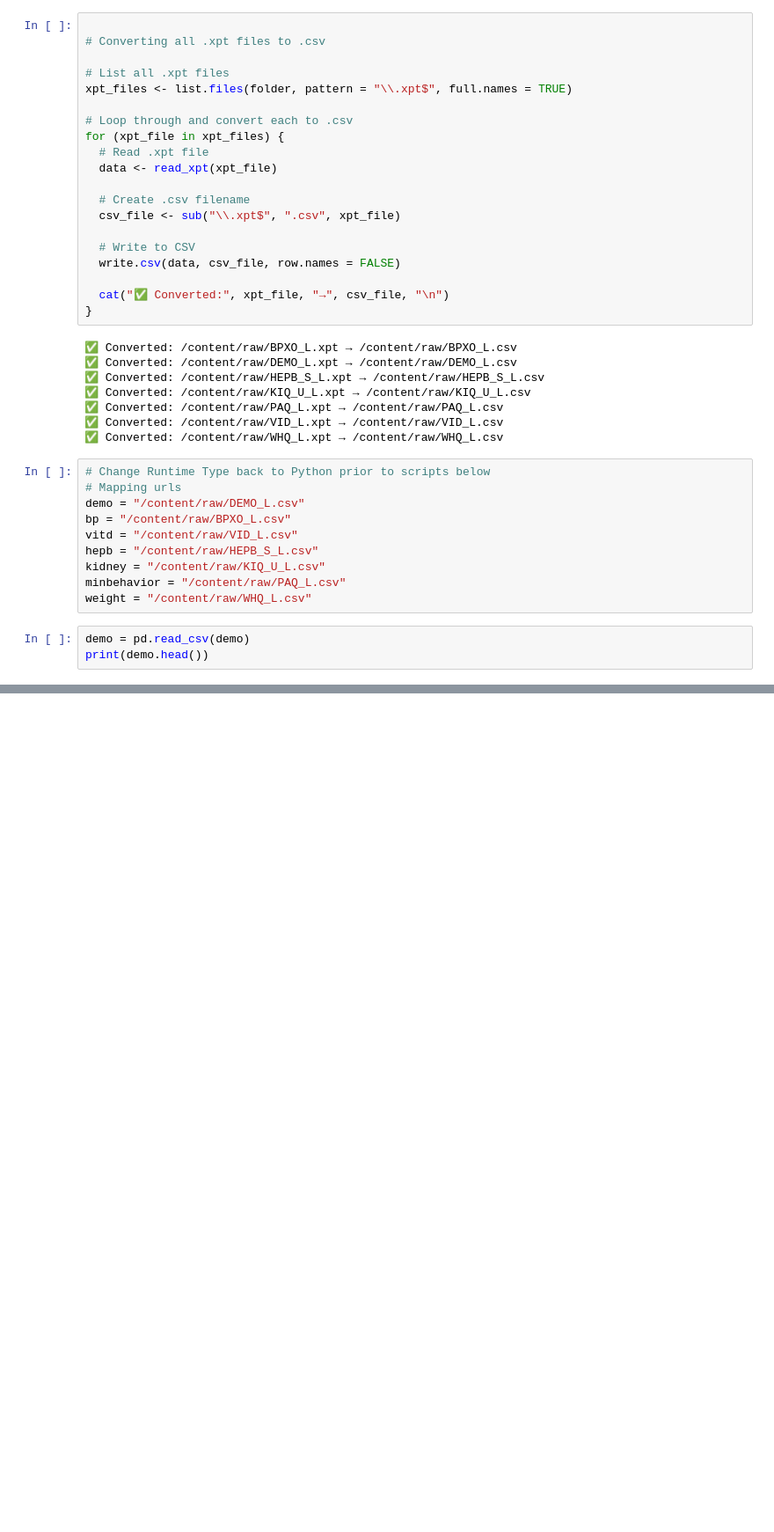
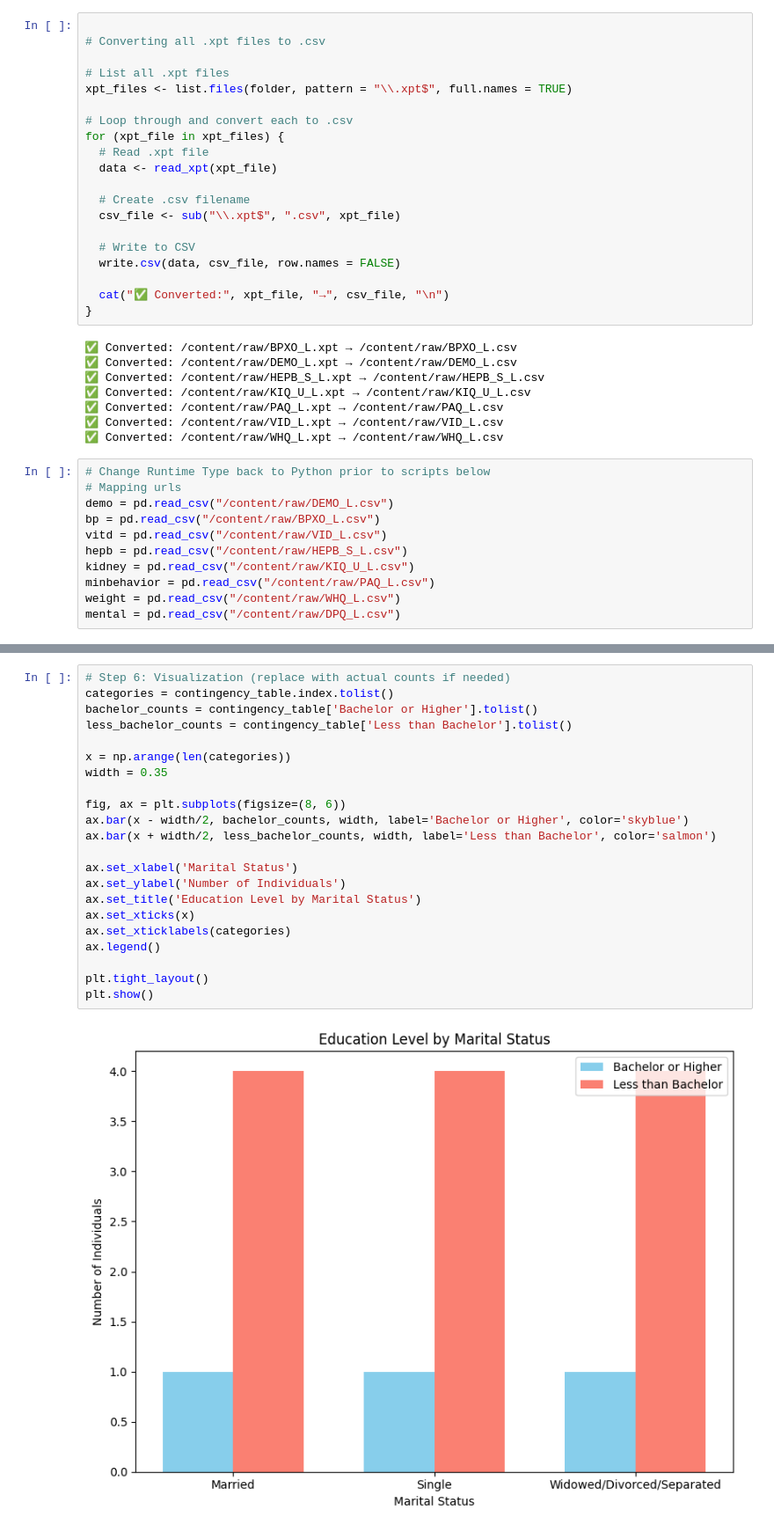
Before and after one commit to paulquimbo/nhanes_inferential_2021_23, a Jupyter notebook: nhanes_inferential.ipynb, the cells around one changed output, grey strips where cells are left out. Shown at 88% size. Drawn from its saved outputs; the diff is of its cells as text; blank space fills up the shorter version.

```diff
--- a/nhanes_inferential.ipynb
+++ b/nhanes_inferential.ipynb
@@ -91,13 +111,11 @@ for (xpt_file in xpt_files) {
 # %%
 # Change Runtime Type back to Python prior to scripts below
 # Mapping urls
-demo = "/content/raw/DEMO_L.csv"
-bp = "/content/raw/BPXO_L.csv"
-vitd = "/content/raw/VID_L.csv"
-hepb = "/content/raw/HEPB_S_L.csv"
-kidney = "/content/raw/KIQ_U_L.csv"
-minbehavior = "/content/raw/PAQ_L.csv"
-weight = "/content/raw/WHQ_L.csv"
+demo = pd.read_csv("/content/raw/DEMO_L.csv")
+bp = pd.read_csv("/content/raw/BPXO_L.csv")
+vitd = pd.read_csv("/content/raw/VID_L.csv")
+hepb = pd.read_csv("/content/raw/HEPB_S_L.csv")
+kidney = pd.read_csv("/content/raw/KIQ_U_L.csv")
+minbehavior = pd.read_csv("/content/raw/PAQ_L.csv")
+weight = pd.read_csv("/content/raw/WHQ_L.csv")
+mental = pd.read_csv("/content/raw/DPQ_L.csv")
-# %%
-demo = pd.read_csv(demo)
-print(demo.head())
@@ -183,0 +171,24 @@ demo_q1 = demo_q1[
+# %%
+# Step 6: Visualization (replace with actual counts if needed)
+categories = contingency_table.index.tolist()
+bachelor_counts = contingency_table['Bachelor or Higher'].tolist()
+less_bachelor_counts = contingency_table['Less than Bachelor'].tolist()
+
+x = np.arange(len(categories))
+width = 0.35
+
+fig, ax = plt.subplots(figsize=(8, 6))
+ax.bar(x - width/2, bachelor_counts, width, label='Bachelor or Higher', color='skyblue')
+ax.bar(x + width/2, less_bachelor_counts, width, label='Less than Bachelor', color='salmon')
+
+ax.set_xlabel('Marital Status')
+ax.set_ylabel('Number of Individuals')
+ax.set_title('Education Level by Marital Status')
+ax.set_xticks(x)
+ax.set_xticklabels(categories)
+ax.legend()
+
+plt.tight_layout()
+plt.show()
+# %% [output]
+[figure, added]
```
Also changed, not shown: parts of 13 cells of this notebook.
